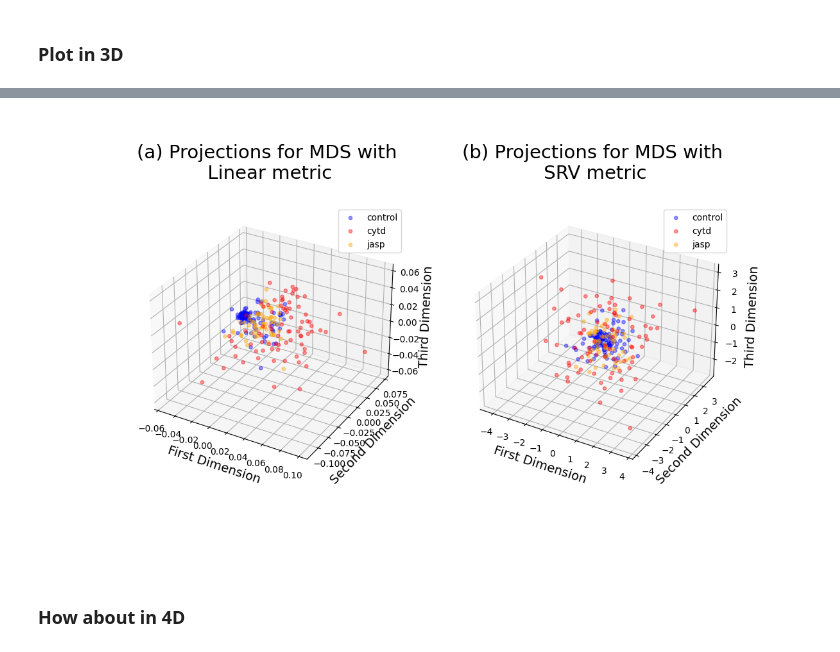
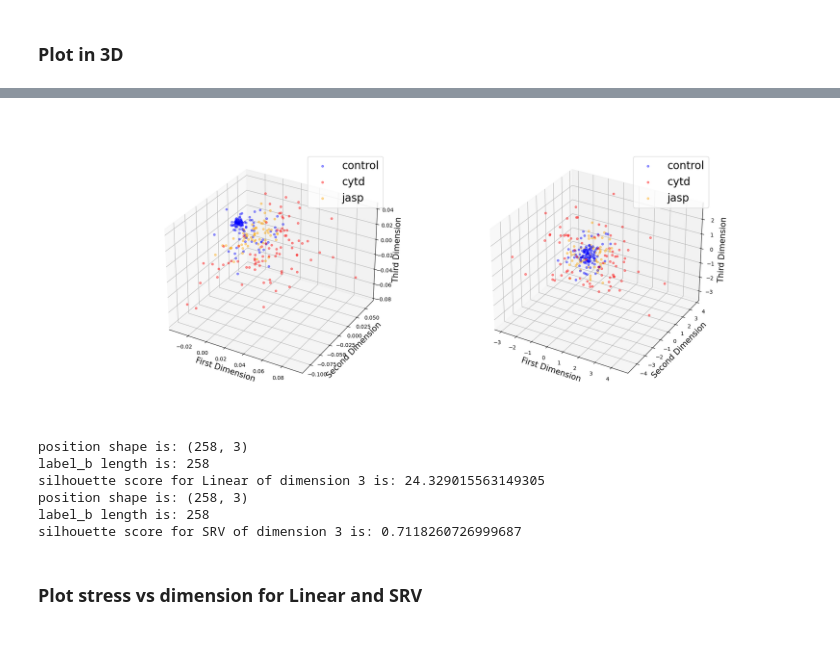
Before and after one commit to wxli0/dyn, a Jupyter notebook: dyn/notebooks/explore_dimension_reduction.ipynb, the cells around one changed output, grey strips where cells are left out. Cells and saved outputs as stored; diff of their text form; code cells hidden in the pictures.

```diff
--- a/dyn/notebooks/explore_dimension_reduction.ipynb
+++ b/dyn/notebooks/explore_dimension_reduction.ipynb
@@ -73,7 +74,7 @@ For faster notebook execution, use small value for `n_cells` and `n_sampling_poi
 dataset_name = "osteosarcoma"  # "osteosarcoma" #  "retinal"
 # dataset_name = "retinal"
 assert dataset_name in ["osteosarcoma", "retinal"]
-cell_type = "dunn"
+cell_type = "dlm8"
 all_cell_types = ["dunn", "dlm8"]
 
 if dataset_name == "osteosarcoma":
@@ -438,13 +430,17 @@ ModuleNotFoundError: No module named 'pypunisher'
 # %%
-fig, axs = plt.subplots(1, 2, figsize=(14, 6))
+fig, axs = plt.subplots(1, 2, figsize=(20, 8))
 
 color_encoding = {"control": "blue", "cytd": "red", "jasp": "orange"}
 
 title_nums = ['(a)', '(b)']
+
+
 for i, metric_name in enumerate(["Linear", "SRV"]):
     for j, (labels_dict, labels, labels_name) in enumerate(zip(
         [labels_b_dict], [labels_b], [labels_b_name])):
         for i_lab, label in enumerate(np.unique(labels)):
+            axs[i].tick_params(axis="x", labelsize=20)
+            axs[i].tick_params(axis="y", labelsize=20)
             position = pos[metric_name][dists_summary[labels_name] == label]
             if metric_name == "SRV":
                 position = 1000 * position  # rescaling axis for display purposes
@@ -457,11 +453,13 @@ for i, metric_name in enumerate(["Linear", "SRV"]):
                 label=label,
             )
 
-            axs[i].set_xlabel("First Dimension")
-            axs[i].set_ylabel("Second Dimension")
-            axs[i].set_title(
-                f"{title_nums[i]} Projections for MDS with {metric_name} metric \n")
-            axs[i].legend()
+            axs[i].set_xlabel("First Dimension", fontsize=25)
+            axs[i].set_ylabel("Second Dimension", fontsize=25)
+            # axs[i].tick_params(axis='both', which='major', size=15)
+            # axs[i].set_title(
+            #     f"{title_nums[i]} Projections for MDS with {metric_name} metric \n")
+            axs[i].legend(fontsize=28)
+
 plt.tight_layout()
 if SAVEFIG:
     plt.savefig(os.path.join(figs_dir, f"{now}_{cell_type}_mds_projections_2d.pdf"))
@@ -469,0 +468,10 @@ if SAVEFIG:
+# %%
+"""
+Calculates the Silhouette Score
+"""
+for i, metric_name in enumerate(["Linear", "SRV"]):
+    position = pos[metric_name]
+    print("position shape is:", position.shape)
+    print("label_b length is:", len(labels_b))
+    score = calinski_harabasz_score(position, labels_b)
+    print(f"silhouette score for {metric_name} of dimension 2 is:", score)
@@ -495,36 +510,53 @@ the stress for SRV model is: 0.039899261218382796
 # %%
-fig, axes = plt.subplots(nrows=1, ncols=2, figsize=(12, 7), subplot_kw=dict(projection='3d'))
+fig, axes = plt.subplots(nrows=1, ncols=2, figsize=(20, 8), subplot_kw=dict(projection='3d'))
 
 for i, metric_name in enumerate(["Linear", "SRV"]):
     for j, (labels_dict, labels, labels_name) in enumerate(zip(
         [labels_b_dict], [labels_b], [labels_b_name])):
         for i_lab, label in enumerate(np.unique(labels)):
             position = pos[metric_name][dists_summary[labels_name] == label]
             if metric_name == "SRV":
                 position = 1000 * position  # rescaling axis for display purposes
             axes[i].scatter(
                 position[:, 0],
                 position[:, 1],
                 position[:, 2],
                 c=[color_encoding[label] for lab in labels if lab == label],
                 alpha=0.4,
                 s=15,
                 label=label,
             )
 
-            axes[i].set_xlabel("First Dimension")
-            axes[i].set_ylabel("Second Dimension")
-            axes[i].set_zlabel("Third Dimension")
-            axes[i].set_title(
-                f"{title_nums[i]} Projections for MDS with \n {metric_name} metric \n")
-            axes[i].legend(fontsize = 'medium')
+            axes[i].set_xlabel("First Dimension", fontsize=15)
+            axes[i].set_ylabel("Second Dimension", fontsize=15)
+            axes[i].set_zlabel("Third Dimension", fontsize=15)
+            # axes[i].set_title(
+            #     f"{title_nums[i]} Projections for MDS with \n {metric_name} metric \n")
+            axes[i].legend(fontsize = 20)
 
 if SAVEFIG:
     plt.savefig(os.path.join(figs_dir, f"{now}_{cell_type}_mds_projections_3d.pdf"))
 # %% [output]
-[figure, old version]
+[figure, new version]
+# %%
+"""
+Calculates the Silhouette Score
+"""
+for i, metric_name in enumerate(["Linear", "SRV"]):
+    position = pos[metric_name]
+    print("position shape is:", position.shape)
+    print("label_b length is:", len(labels_b))
+    score = calinski_harabasz_score(position, labels_b)
+    print(f"silhouette score for {metric_name} of dimension 3 is:", score)
+# %% [output]
+position shape is: (258, 3)
+label_b length is: 258
+silhouette score for Linear of dimension 3 is: 24.329015563149305
+position shape is: (258, 3)
+label_b length is: 258
+silhouette score for SRV of dimension 3 is: 0.7118260726999687
 # %% [markdown]
-### How about in 4D
+### Plot stress vs dimension for Linear and SRV
 # %%
 mds = {}
 pos = {}
```
Also changed, not shown: parts of 20 cells of this notebook, 3 other files.
